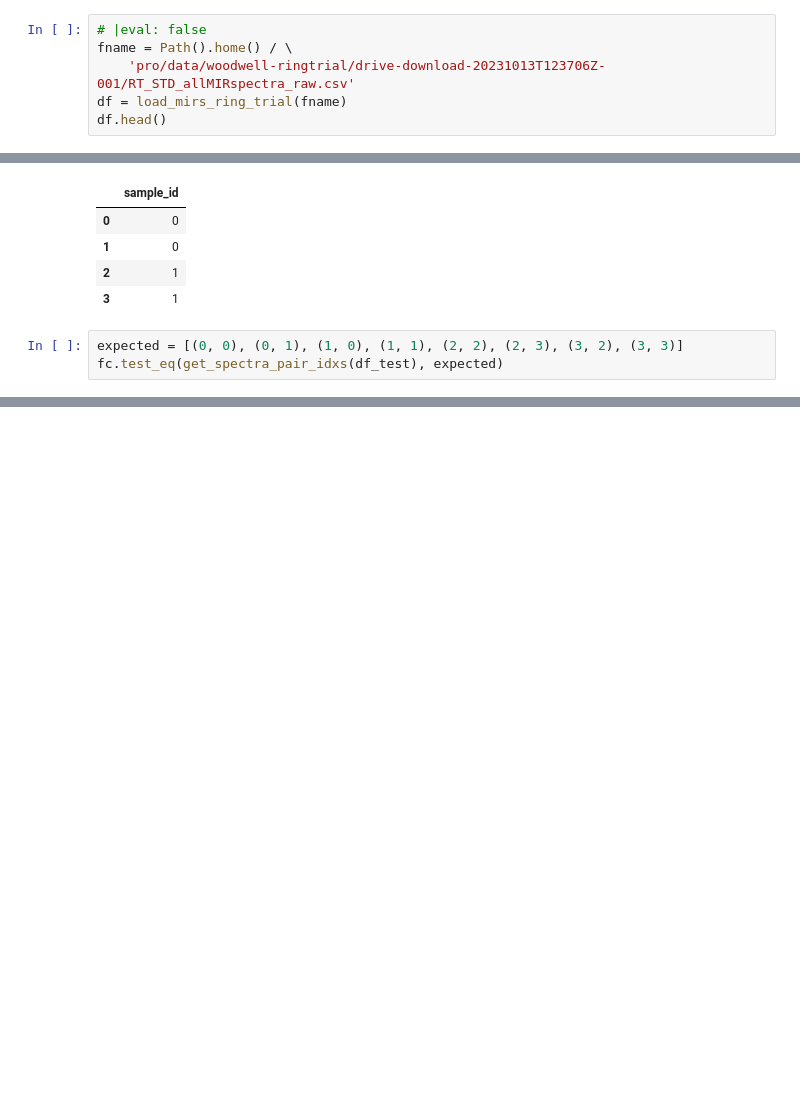
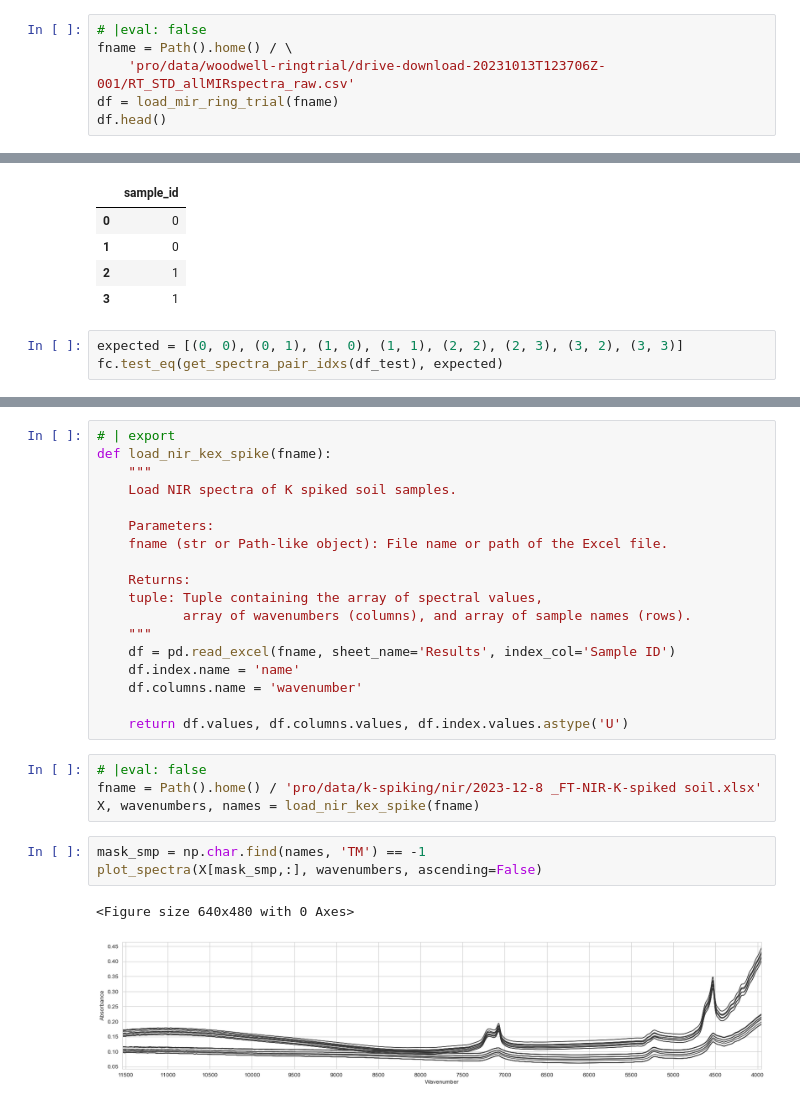
Before and after one commit to franckalbinet/lssm, a Jupyter notebook: nbs/00_loading.ipynb, the cells around one changed output, grey strips where cells are left out. Drawn from its saved outputs; the diff is of its cells as text; blank space fills up the shorter version.

```diff
--- a/nbs/00_loading.ipynb
+++ b/nbs/00_loading.ipynb
@@ -125,7 +134,7 @@ Example:
 # |eval: false
 fname = Path().home() / \
     'pro/data/woodwell-ringtrial/drive-download-20231013T123706Z-001/RT_STD_allMIRspectra_raw.csv'
-df = load_mirs_ring_trial(fname)
+df = load_mir_ring_trial(fname)
 df.head()
 # %% [output]
 |  | organization | sample_id | 650 | 652 | 654 | 656 | 658 | 660 | 662 | 664 | ... |
@@ -162,0 +223,28 @@ fc.test_eq(get_spectra_pair_idxs(df_test), expected)
+# %%
+# | export
+def load_nir_kex_spike(fname):
+    """
+    Load NIR spectra of K spiked soil samples.
+
+    Parameters:
+    fname (str or Path-like object): File name or path of the Excel file.
+
+    Returns:
+    tuple: Tuple containing the array of spectral values,
+           array of wavenumbers (columns), and array of sample names (rows).
+    """
+    df = pd.read_excel(fname, sheet_name='Results', index_col='Sample ID')
+    df.index.name = 'name'
+    df.columns.name = 'wavenumber'
+
+    return df.values, df.columns.values, df.index.values.astype('U')
+# %%
+# |eval: false
+fname = Path().home() / 'pro/data/k-spiking/nir/2023-12-8 _FT-NIR-K-spiked soil.xlsx'
+X, wavenumbers, names = load_nir_kex_spike(fname)
+# %%
+mask_smp = np.char.find(names, 'TM') == -1
+plot_spectra(X[mask_smp,:], wavenumbers, ascending=False)
+# %% [output]
+<Figure size 640x480 with 0 Axes>
+[figure, added]
```
Also changed, not shown: parts of 13 cells of this notebook, 28 other files.
